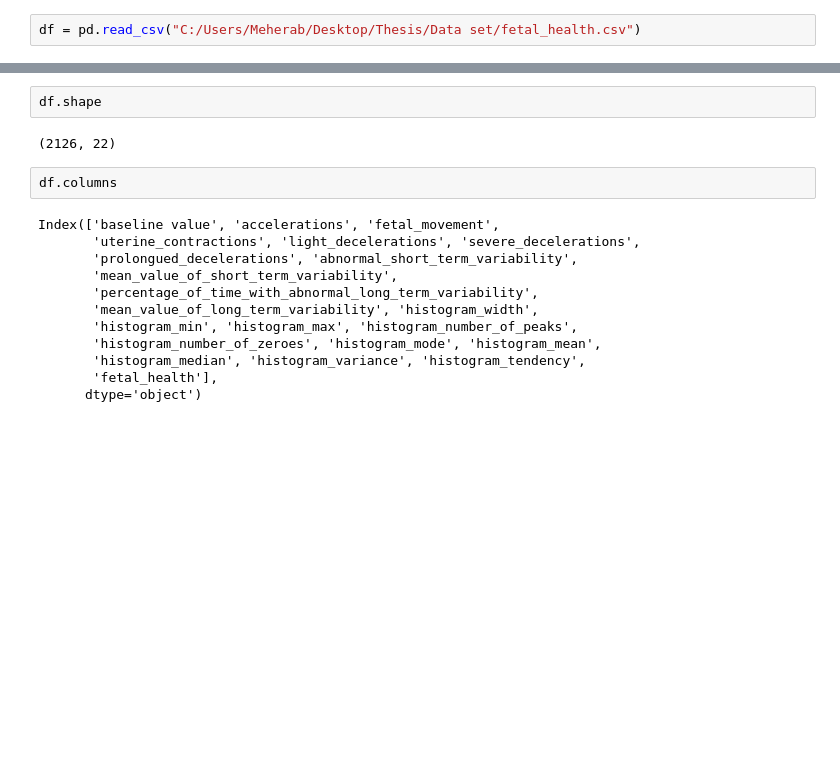
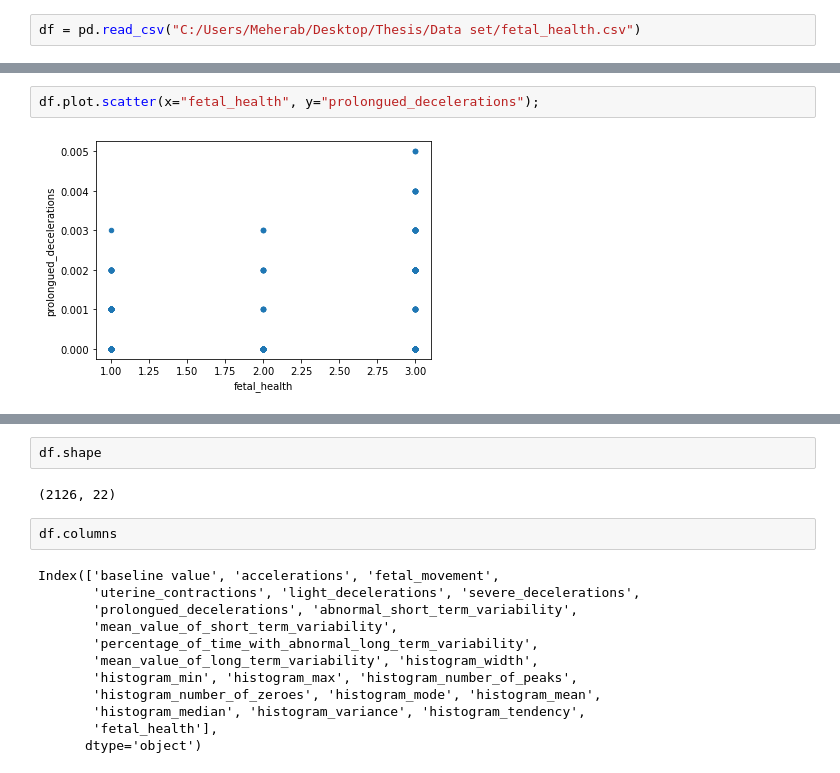
Before and after one commit to Meherab47787/Fetal-Risk-Prediction-Through-Different-machine-learning-techniques, a Jupyter notebook: Thesis 101.ipynb, the cells around one changed output, grey strips where cells are left out. Drawn from its saved outputs; the diff is of its cells as text; blank space fills up the shorter version.

```diff
--- a/Thesis 101.ipynb
+++ b/Thesis 101.ipynb
@@ -8,0 +71,4 @@ df = pd.read_csv("C:/Users/Meherab/Desktop/Thesis/Data set/fetal_health.csv")
+# %%
+df.plot.scatter(x="fetal_health", y="prolongued_decelerations");
+# %% [output]
+[figure, added]
```
Also changed, not shown: parts of 40 cells of this notebook.
